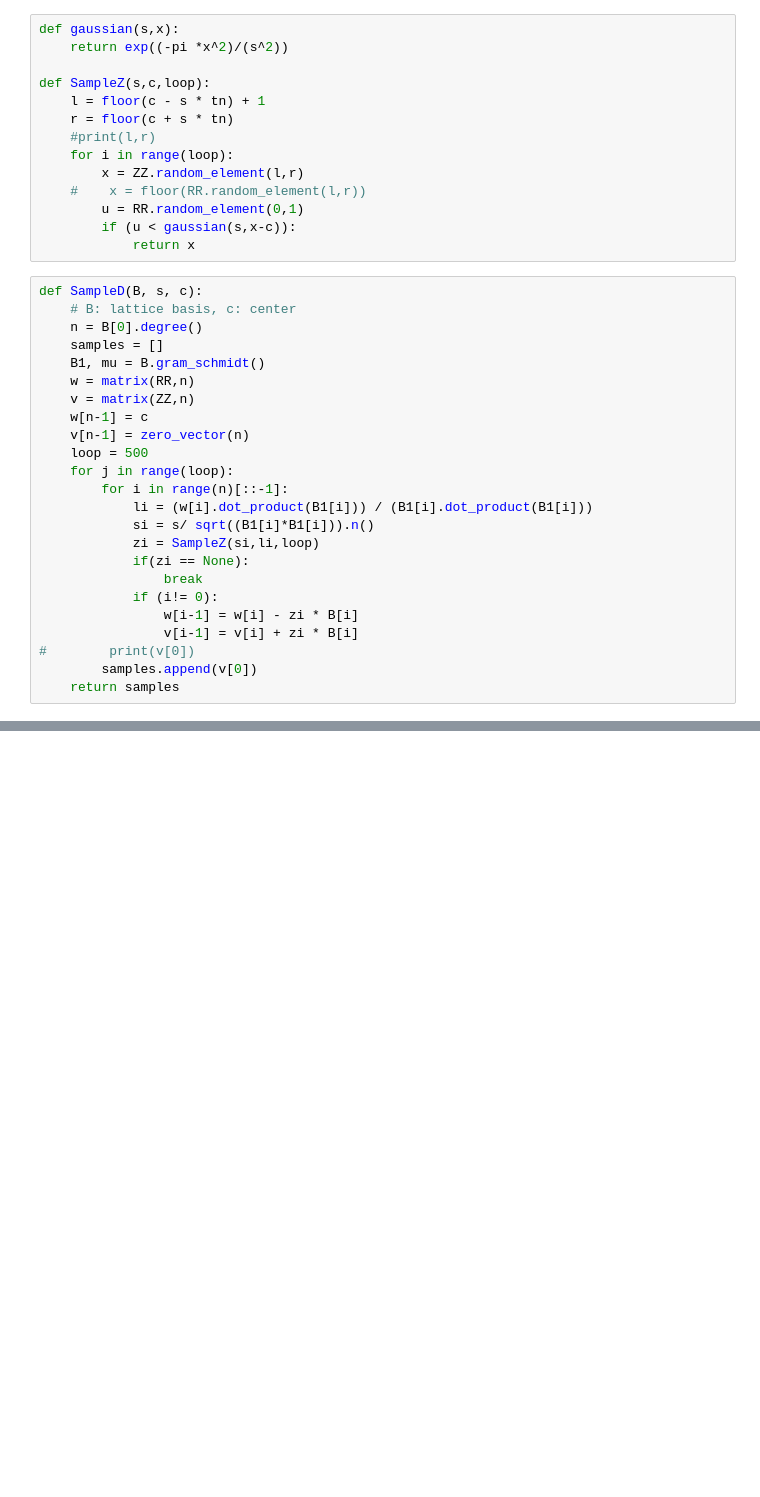
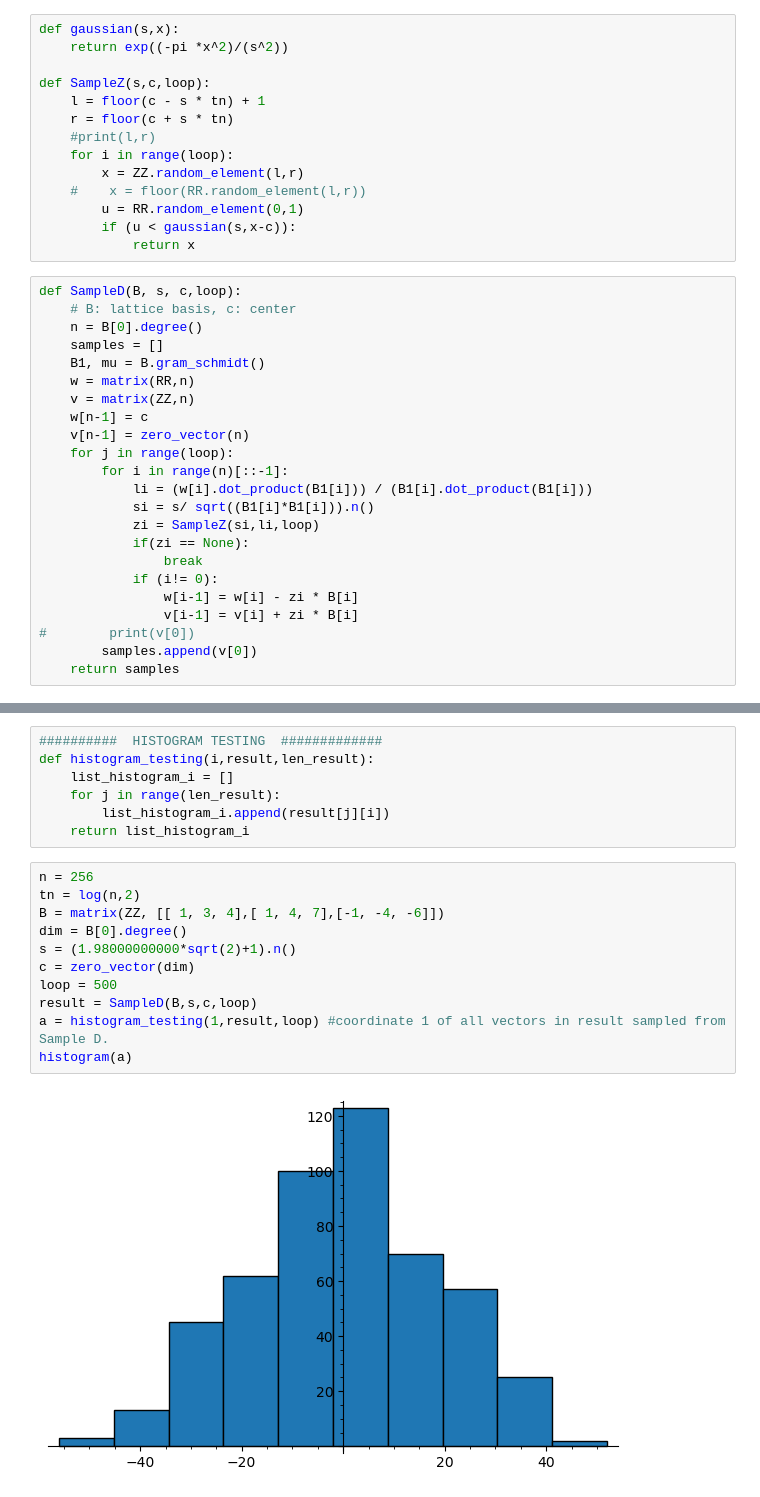
Before and after one commit to thuytruc1121/Lattice-based-Cryptography-Algorithms, a Jupyter notebook: SampleD-sagemath.ipynb, the cells around one changed output, grey strips where cells are left out. Drawn from its saved outputs; the diff is of its cells as text; blank space fills up the shorter version.

```diff
--- a/SampleD-sagemath.ipynb
+++ b/SampleD-sagemath.ipynb
@@ -13,7 +13,7 @@ def SampleZ(s,c,loop):
         if (u < gaussian(s,x-c)):
             return x
 # %%
-def SampleD(B, s, c):
+def SampleD(B, s, c,loop):
     # B: lattice basis, c: center
     n = B[0].degree()
     samples = []
@@ -22,7 +22,6 @@ def SampleD(B, s, c):
     v = matrix(ZZ,n)
     w[n-1] = c
     v[n-1] = zero_vector(n)
-    loop = 500
     for j in range(loop):
         for i in range(n)[::-1]:
             li = (w[i].dot_product(B1[i])) / (B1[i].dot_product(B1[i]))
@@ -66,3 +68,23 @@ result = SampleD(B,s,c)
 histogram(result)
 # %% [output]
 [figure]
+# %%
+##########  HISTOGRAM TESTING  #############
+def histogram_testing(i,result,len_result):
+    list_histogram_i = []
+    for j in range(len_result):
+        list_histogram_i.append(result[j][i])
+    return list_histogram_i
+# %%
+n = 256
+tn = log(n,2)
+B = matrix(ZZ, [[ 1, 3, 4],[ 1, 4, 7],[-1, -4, -6]])
+dim = B[0].degree()
+s = (1.98000000000*sqrt(2)+1).n()
+c = zero_vector(dim)
+loop = 500
+result = SampleD(B,s,c,loop)
+a = histogram_testing(1,result,loop) #coordinate 1 of all vectors in result sampled from Sample D.
+histogram(a)
+# %% [output]
+[figure, added]
```
Also changed, not shown: parts of 4 cells of this notebook.
